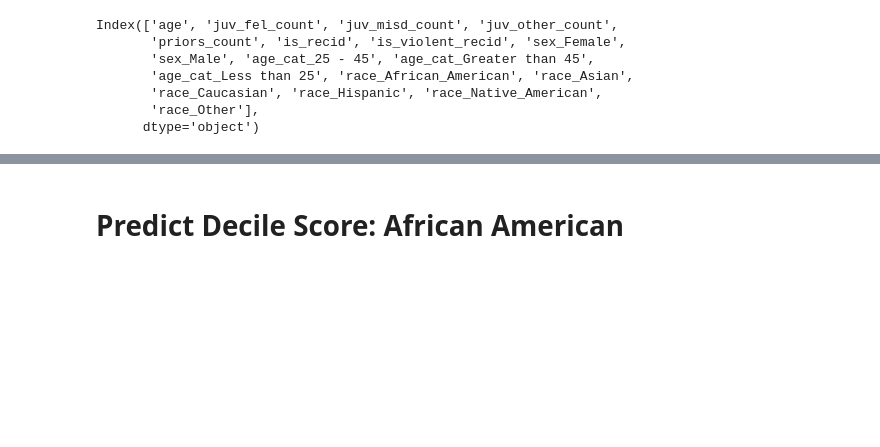
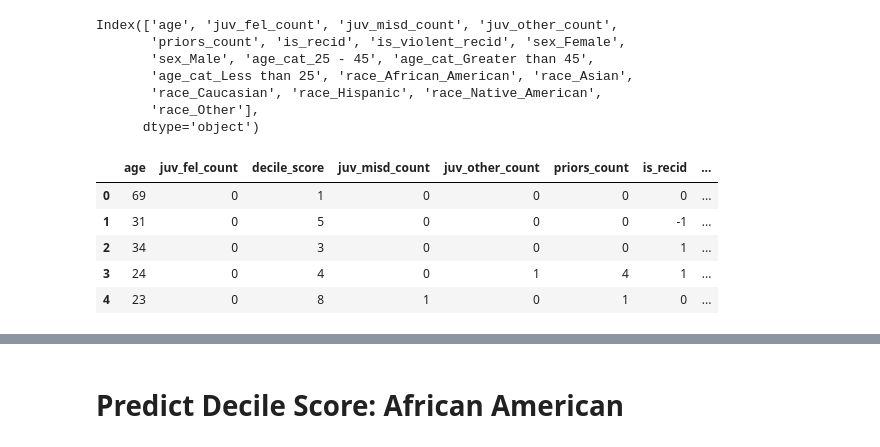
Before and after one commit to CyrusRR/iXDSCourseProject1, a Jupyter notebook: compas-analysis-master/COMPAS Hypothesis Retreived.ipynb, the cells around one changed output, grey strips where cells are left out. Saved outputs shown, nothing was run; the diff lists cells and outputs as text; code cells hidden in the pictures; blank space fills up the shorter version.

```diff
--- a/compas-analysis-master/COMPAS Hypothesis Retreived.ipynb
+++ b/compas-analysis-master/COMPAS Hypothesis Retreived.ipynb
@@ -1126,6 +1159,15 @@ Index(['age', 'juv_fel_count', 'juv_misd_count', 'juv_other_count',
        'race_Caucasian', 'race_Hispanic', 'race_Native_American',
        'race_Other'],
       dtype='object')
+# %%
+nc.head()
+# %% [output]
+|  | age | juv_fel_count | decile_score | juv_misd_count | juv_other_count | priors_count | is_recid | ... |
+| 0 | 69 | 0 | 1 | 0 | 0 | 0 | 0 | ... |
+| 1 | 31 | 0 | 5 | 0 | 0 | 0 | -1 | ... |
+| 2 | 34 | 0 | 3 | 0 | 0 | 0 | 1 | ... |
+| 3 | 24 | 0 | 4 | 0 | 1 | 4 | 1 | ... |
+| 4 | 23 | 0 | 8 | 1 | 0 | 1 | 0 | ... |
 # %%
 def evaluate_model(estimator):
     cv_results = cross_validate(estimator,
```
Also changed, not shown: parts of 56 cells of this notebook, 1 other file.
